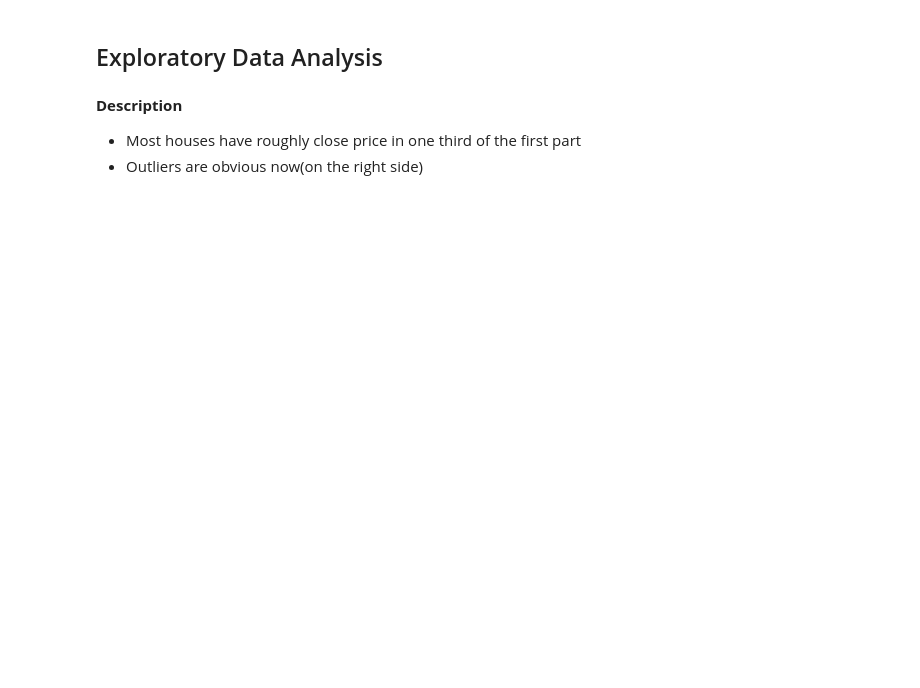
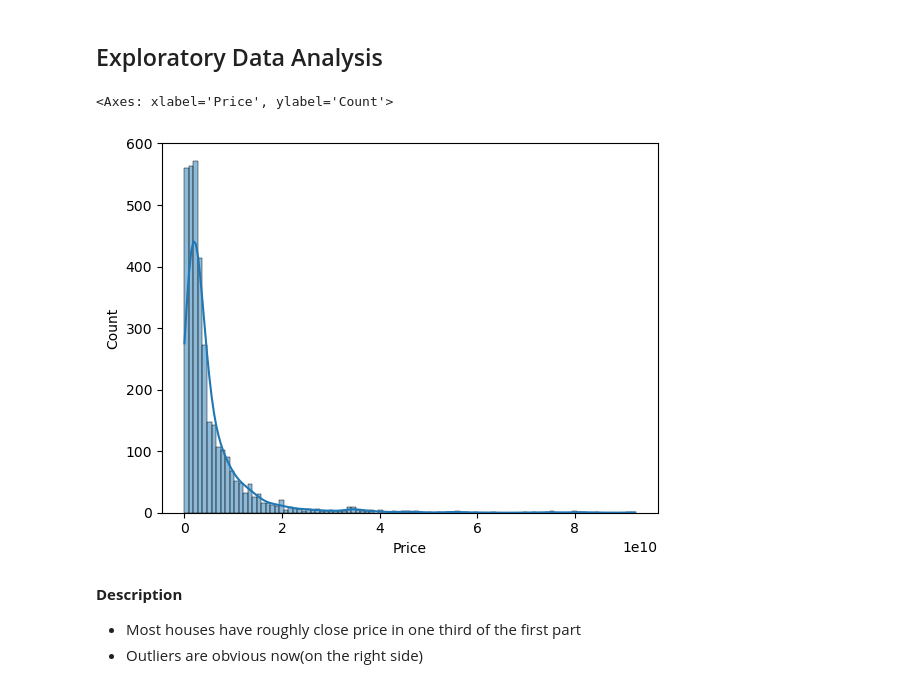
Before and after one commit to MoeeinAali/Micromaster-ProgrammingForDataAnalysis-Winter2024-Assignment04, a Jupyter notebook: Assignment04.ipynb, the cells around one changed output. Saved outputs shown, nothing was run; the diff lists cells and outputs as text; code cells hidden in the pictures; blank space fills up the shorter version.

```diff
--- a/Assignment04.ipynb
+++ b/Assignment04.ipynb
@@ -82,7 +86,7 @@ This project aims to perform data preparation and initial analysis on a real est
 ### Loading Dataset
 # %%
 # TODO: Load dataset.csv
-# Codes
+df = pd.read_csv('dataset.csv')
 # %% [markdown]
 ## Basic Understanding of Dataset
 # %%
@@ -125,7 +197,10 @@ This project aims to perform data preparation and initial analysis on a real est
 ## Exploratory Data Analysis
 # %%
 # TODO: Plot the distribution of prices from the dataset using a histogram with kernel density estimation enabled, specifying a palette and setting the number of bins to 100.
-# Codes
+sns.histplot(x=df['Price'], kde=True, bins=100)
+# %% [output]
+<Axes: xlabel='Price', ylabel='Count'>
+[figure, added]
 # %% [markdown]
 **Description**<br>
 
```
Also changed, not shown: parts of 55 cells of this notebook.
